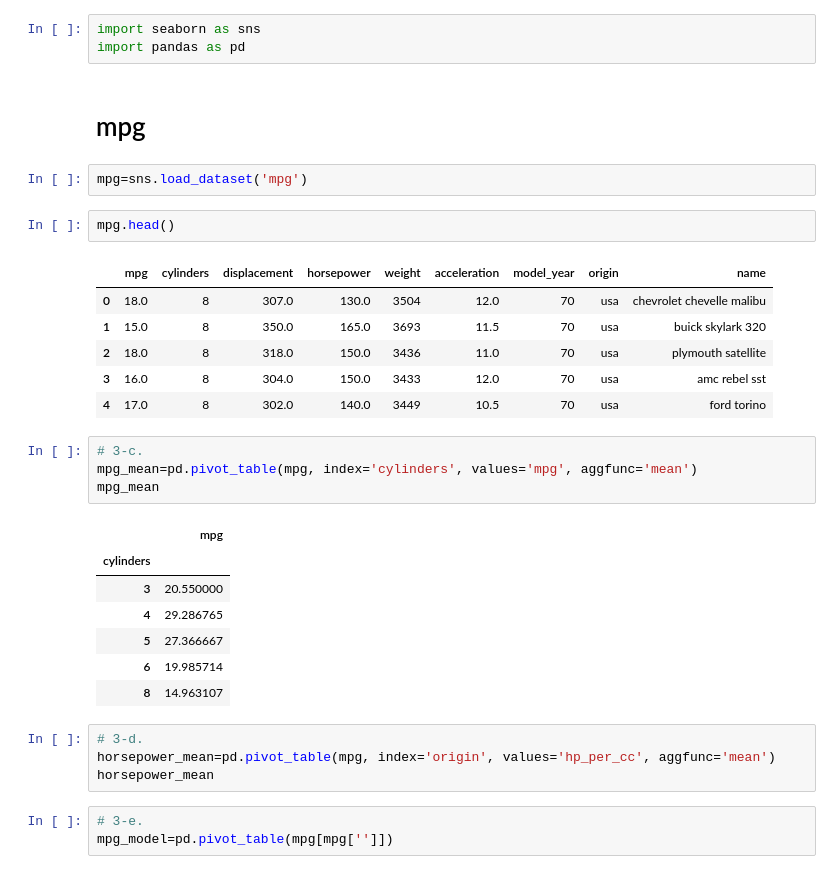
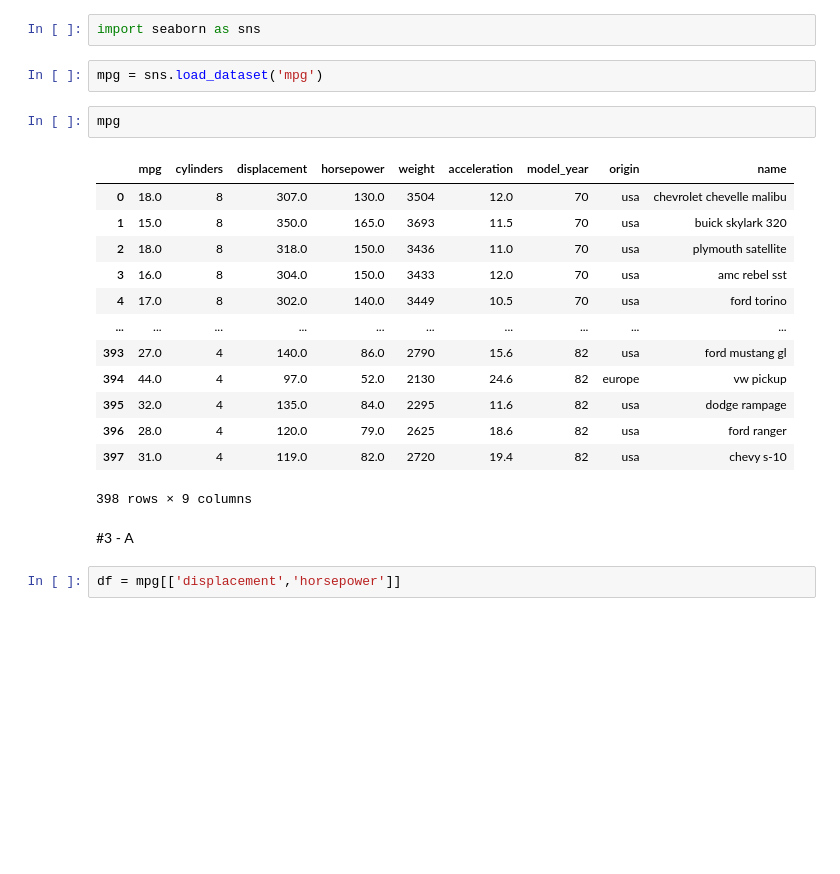
Before and after one commit to songsurin/company, a Jupyter notebook: pandas_practice.ipynb, the cells around one changed output. Drawn from its saved outputs; the diff is of its cells as text; blank space fills up the shorter version.

```diff
--- a/pandas_practice.ipynb
+++ b/pandas_practice.ipynb
@@ -1,35 +1,24 @@
 # %%
 import seaborn as sns
-import pandas as pd
-# %% [markdown]
-# mpg
 # %%
-mpg=sns.load_dataset('mpg')
+mpg = sns.load_dataset('mpg')
 # %%
-mpg.head()
+mpg
 # %% [output]
 |  | mpg | cylinders | displacement | horsepower | weight | acceleration | model_year | origin | name |
 | 0 | 18.0 | 8 | 307.0 | 130.0 | 3504 | 12.0 | 70 | usa | chevrolet chevelle malibu |
 | 1 | 15.0 | 8 | 350.0 | 165.0 | 3693 | 11.5 | 70 | usa | buick skylark 320 |
 | 2 | 18.0 | 8 | 318.0 | 150.0 | 3436 | 11.0 | 70 | usa | plymouth satellite |
 | 3 | 16.0 | 8 | 304.0 | 150.0 | 3433 | 12.0 | 70 | usa | amc rebel sst |
 | 4 | 17.0 | 8 | 302.0 | 140.0 | 3449 | 10.5 | 70 | usa | ford torino |
+| ... | ... | ... | ... | ... | ... | ... | ... | ... | ... |
+| 393 | 27.0 | 4 | 140.0 | 86.0 | 2790 | 15.6 | 82 | usa | ford mustang gl |
+| 394 | 44.0 | 4 | 97.0 | 52.0 | 2130 | 24.6 | 82 | europe | vw pickup |
+| 395 | 32.0 | 4 | 135.0 | 84.0 | 2295 | 11.6 | 82 | usa | dodge rampage |
+| 396 | 28.0 | 4 | 120.0 | 79.0 | 2625 | 18.6 | 82 | usa | ford ranger |
+| 397 | 31.0 | 4 | 119.0 | 82.0 | 2720 | 19.4 | 82 | usa | chevy s-10 |
+398 rows × 9 columns
-# %%
-# 3-c.
-mpg_mean=pd.pivot_table(mpg, index='cylinders', values='mpg', aggfunc='mean')
-mpg_mean
-# %% [output]
-|  | mpg |
-| cylinders |  |
-| 3 | 20.550000 |
-| 4 | 29.286765 |
-| 5 | 27.366667 |
-| 6 | 19.985714 |
-| 8 | 14.963107 |
-# %%
-# 3-d.
-horsepower_mean=pd.pivot_table(mpg, index='origin', values='hp_per_cc', aggfunc='mean')
-horsepower_mean
-# %%
-# 3-e.
-mpg_model=pd.pivot_table(mpg[mpg['']])
+# %% [markdown]
+#3 - A
+# %%
+df = mpg[['displacement','horsepower']]
```
Also changed, not shown: parts of 45 cells of this notebook.
